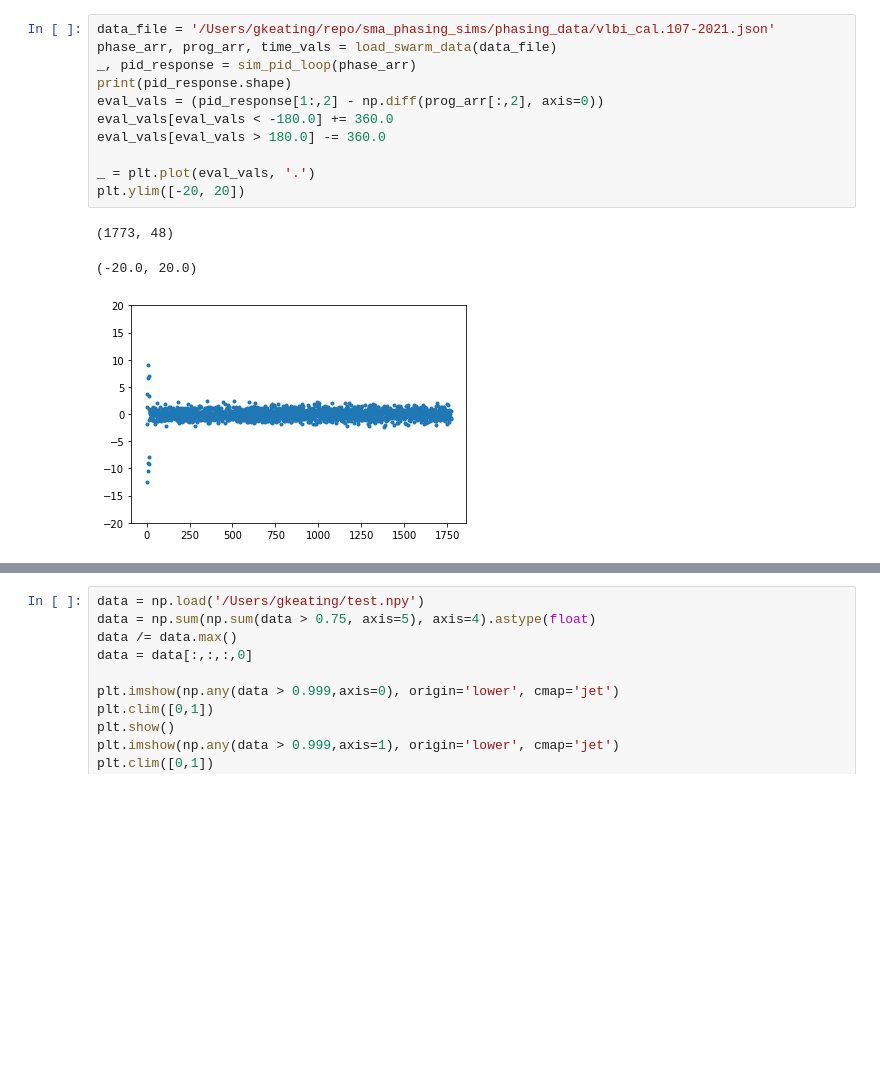
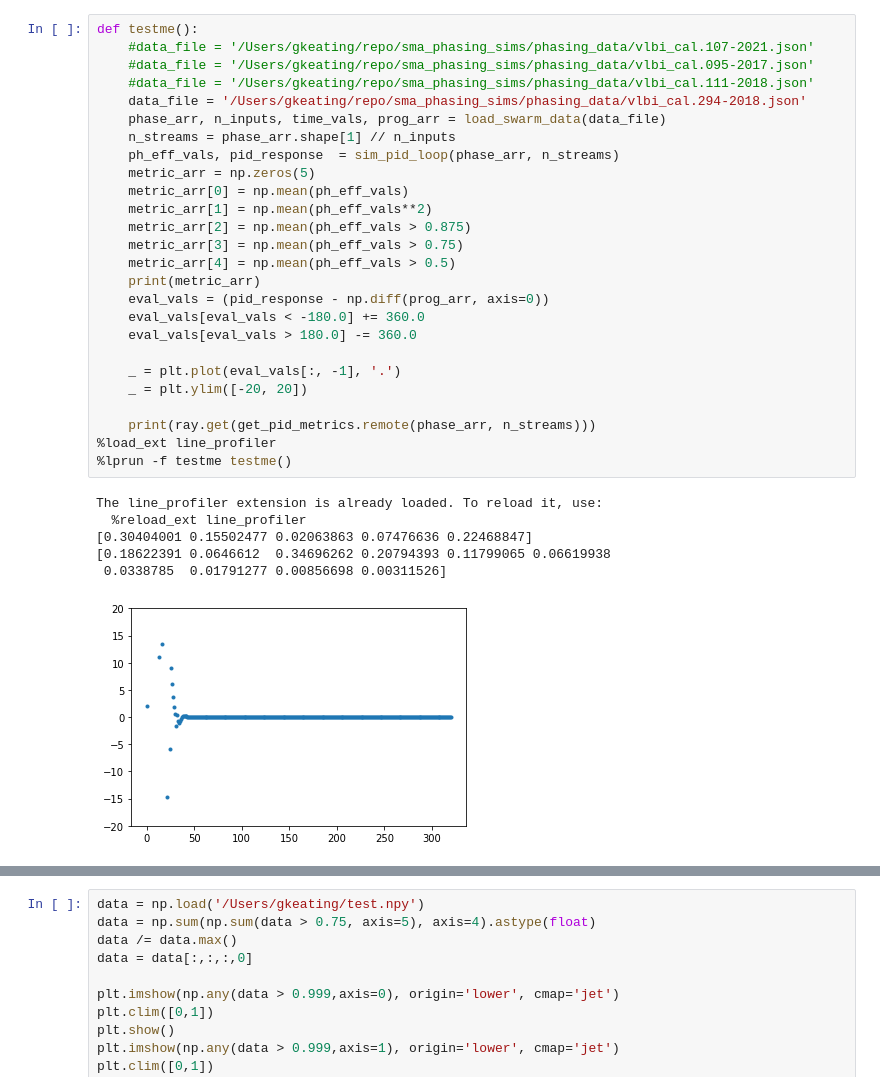
Before and after one commit to kartographer/sma_phasing_sims, a Jupyter notebook: SWARM_Optimization.ipynb, the cells around one changed output, grey strips where cells are left out. Drawn from its saved outputs; the diff is of its cells as text; blank space fills up the shorter version.

```diff
--- a/SWARM_Optimization.ipynb
+++ b/SWARM_Optimization.ipynb
@@ -114,15 +138,33 @@ def sim_pid_loop(phase_data, int_length=8, kp=0.75, ki=0.40, kd=0.01):
 # %%
-data_file = '/Users/gkeating/repo/sma_phasing_sims/phasing_data/vlbi_cal.107-2021.json'
-phase_arr, prog_arr, time_vals = load_swarm_data(data_file)
-_, pid_response = sim_pid_loop(phase_arr)
-print(pid_response.shape)
-eval_vals = (pid_response[1:,2] - np.diff(prog_arr[:,2], axis=0))
-eval_vals[eval_vals < -180.0] += 360.0
-eval_vals[eval_vals > 180.0] -= 360.0
+def testme():
+    #data_file = '/Users/gkeating/repo/sma_phasing_sims/phasing_data/vlbi_cal.107-2021.json'
+    #data_file = '/Users/gkeating/repo/sma_phasing_sims/phasing_data/vlbi_cal.095-2017.json'
+    #data_file = '/Users/gkeating/repo/sma_phasing_sims/phasing_data/vlbi_cal.111-2018.json'
+    data_file = '/Users/gkeating/repo/sma_phasing_sims/phasing_data/vlbi_cal.294-2018.json'
+    phase_arr, n_inputs, time_vals, prog_arr = load_swarm_data(data_file)
+    n_streams = phase_arr.shape[1] // n_inputs
+    ph_eff_vals, pid_response  = sim_pid_loop(phase_arr, n_streams)
+    metric_arr = np.zeros(5)
+    metric_arr[0] = np.mean(ph_eff_vals)
+    metric_arr[1] = np.mean(ph_eff_vals**2)
+    metric_arr[2] = np.mean(ph_eff_vals > 0.875)
+    metric_arr[3] = np.mean(ph_eff_vals > 0.75)
+    metric_arr[4] = np.mean(ph_eff_vals > 0.5)
+    print(metric_arr)
+    eval_vals = (pid_response - np.diff(prog_arr, axis=0))
+    eval_vals[eval_vals < -180.0] += 360.0
+    eval_vals[eval_vals > 180.0] -= 360.0
 
-_ = plt.plot(eval_vals, '.')
-plt.ylim([-20, 20])
+    _ = plt.plot(eval_vals[:, -1], '.')
+    _ = plt.ylim([-20, 20])
+
+    print(ray.get(get_pid_metrics.remote(phase_arr, n_streams)))
+%load_ext line_profiler
+%lprun -f testme testme()
 # %% [output]
-(1773, 48)
+The line_profiler extension is already loaded. To reload it, use:
+  %reload_ext line_profiler
+[0.30404001 0.15502477 0.02063863 0.07476636 0.22468847]
+[0.18622391 0.0646612  0.34696262 0.20794393 0.11799065 0.06619938
+ 0.0338785  0.01791277 0.00856698 0.00311526]
-(-20.0, 20.0)
-[figure, old version]
+[figure, new version]
```
Also changed, not shown: parts of 10 cells of this notebook.
